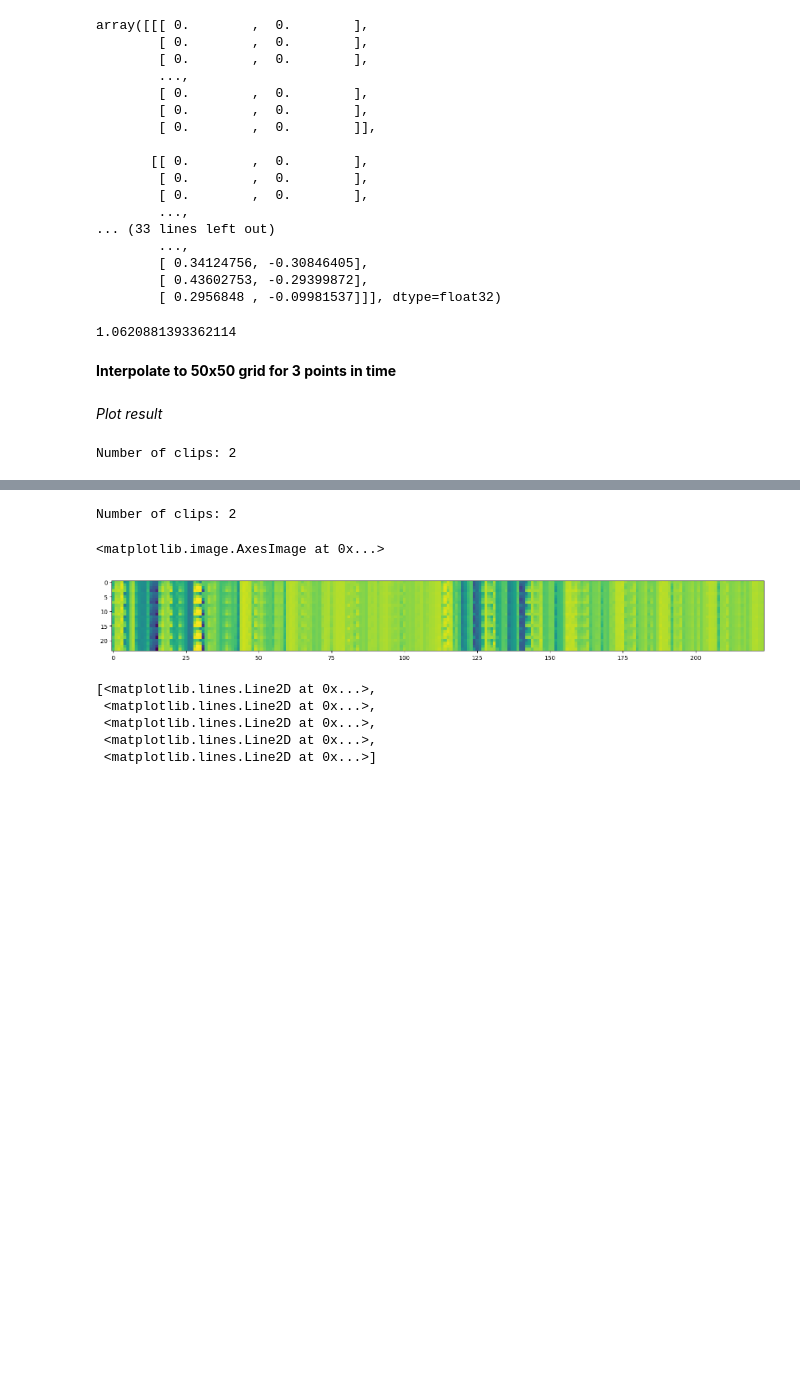
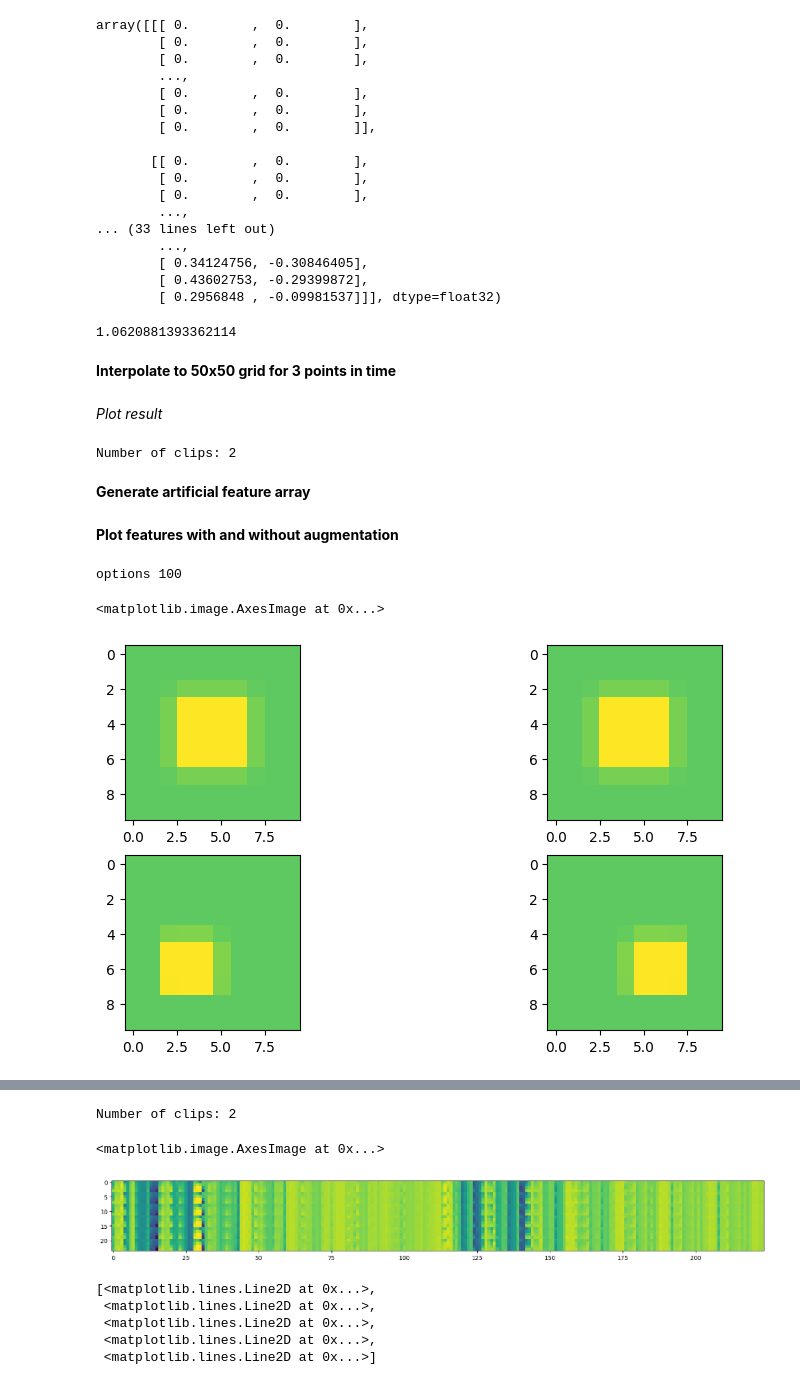
Before and after one commit to tpfffr/neon_blink_detection, a Jupyter notebook: notebooks/data_augmentation2.ipynb, the cells around one changed output, grey strips where cells are left out. Cells and saved outputs as stored; diff of their text form; code cells hidden in the pictures; blank space fills up the shorter version.

```diff
--- a/notebooks/data_augmentation2.ipynb
+++ b/notebooks/data_augmentation2.ipynb
@@ -247,3 +247,5 @@ clip_feature_array = np.split(feature_array, clip_transitions + 1, axis=0)
 clip_timestamps = np.split(all_timestamps, clip_transitions + 1, axis=0)
 # %% [output]
 Number of clips: 2
+# %% [markdown]
+**Generate artificial feature array**
@@ -250,2 +263,77 @@ Number of clips: 2
+# %% [markdown]
+**Plot features with and without augmentation**
+# %%
+rec._of_params.grid_size = 10
+rec._of_params.n_layers = 7
+
+from src.features_calculator import (
+    new_concatenate_features,
+    get_augmentation_pars,
+    create_interpolater
+)
+from training.helper import get_augmentation_options
+import matplotlib.pyplot as plt
+
+iclip = 1
+
+all_times = (all_timestamps[0:10000] - all_timestamps[0]) / 1e9
+indc_times = [2, 500, 1000, 2000, 5000, 10000]
+
+interp_left, interp_right = create_interpolater(feature_array[:, :, 1], all_times)
+n_clip_frames = clip_feature_array[iclip].shape[0]
+
+aug_params_options = get_augmentation_options()
+aug_options = aug_params_options[0]
+aug_params = get_augmentation_pars(aug_options)
+
+aug_params["speed"] = 1
+aug_params["translation"] = np.zeros((1, 2))
+aug_params["scale"] = 1
+aug_params["linear_distort"] = np.eye(2)
+
+aug_feat = new_concatenate_features(
+    interp_left,
+    interp_right,
+    n_clip_frames,
+    of_params,
+    indc_times[0],
+    aug_params,
+)
+
+# print(aug_feat.shape)
+left = aug_feat[0, :700].reshape(7, 10, 10)
+right = aug_feat[0, 700:].reshape(7, 10, 10)
+
+# for aug_params in aug_params_options:
+
+aug_params = {}
+aug_params["speed"] = 1
+aug_params["translation"] = [-10, 10]
+aug_params["scale"] = 1.5
+aug_params["linear_distort"] = np.eye(2) + [[0, 0], [0, 0]]
+
+aug_feat = new_concatenate_features(
+    interp_left,
+    interp_right,
+    n_clip_frames,
+    of_params,
+    indc_times[0],
+    aug_params,
+)
+
+left_aug = aug_feat[0, :700].reshape(7, 10, 10)
+right_aug = aug_feat[0, 700:].reshape(7, 10, 10)
+
+
+f, ax = plt.subplots(2, 2, figsize=(10, 5))
+
+ax[0, 0].imshow(left[0, :, :], vmin=-3, vmax=1)
+ax[0, 1].imshow(right[0, :, :], vmin=-3, vmax=1)
+ax[1, 0].imshow(left_aug[0, :, :], vmin=-3, vmax=1)
+ax[1, 1].imshow(right_aug[0, :, :], vmin=-3, vmax=1)
+# %% [output]
+options 100
+<matplotlib.image.AxesImage at 0x...>
+[figure, added]
 # %%
 # %% [output]
```
Also changed, not shown: parts of 6 cells of this notebook, 25 other files.
